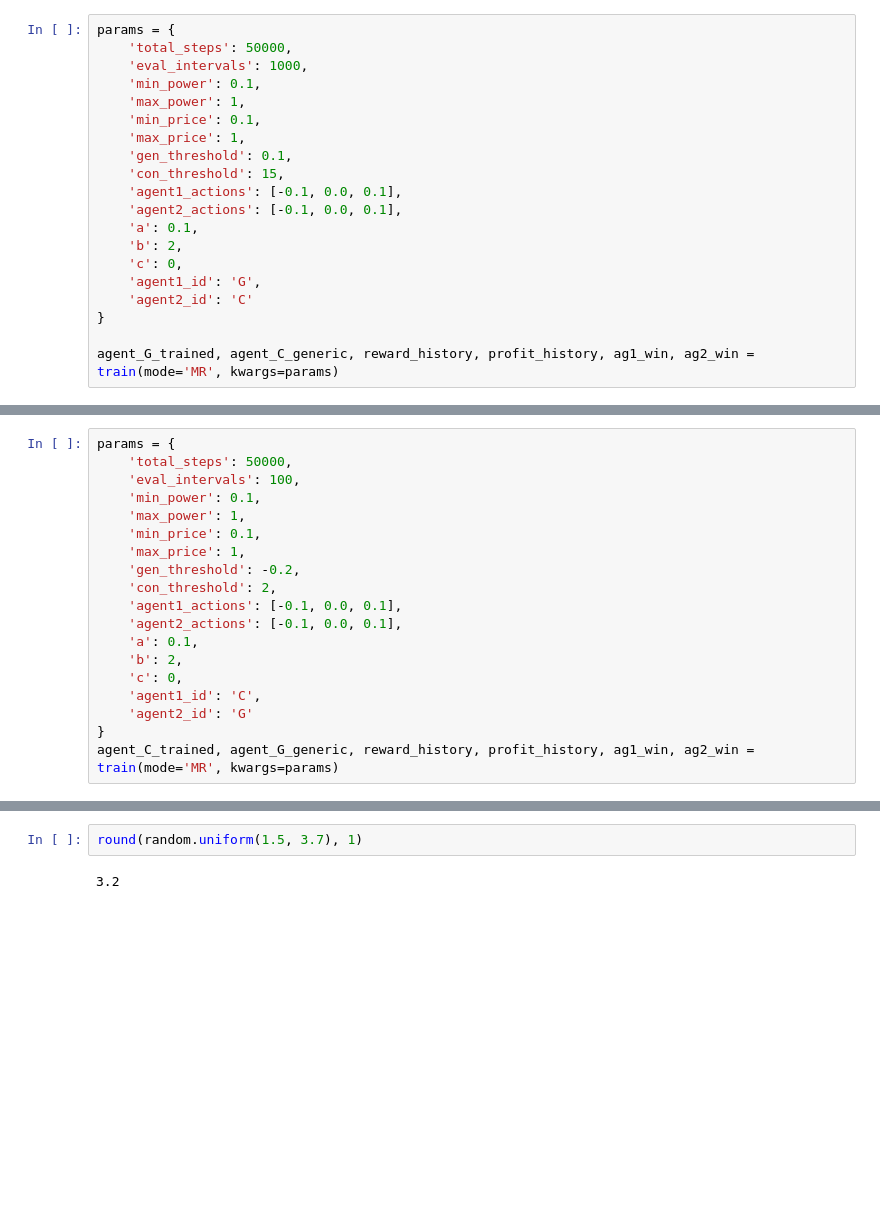
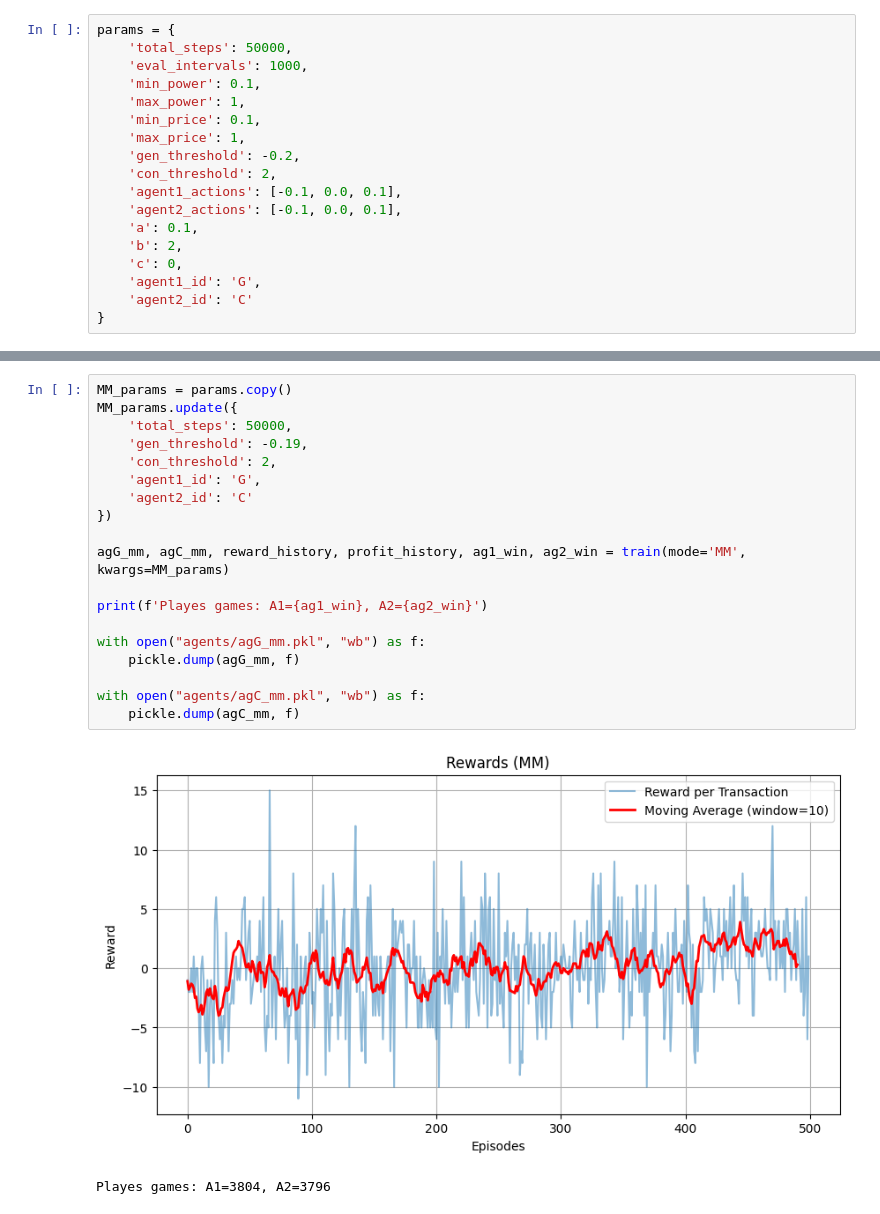
Before and after one commit to juanpabmedina/master_thesis, a Jupyter notebook: algorithms/p2p_energy_game_gpt/soccer_game_gpt.ipynb, the cells around one changed output, grey strips where cells are left out. Cells and saved outputs as stored; diff of their text form; blank space fills up the shorter version.

```diff
--- a/algorithms/p2p_energy_game_gpt/soccer_game_gpt.ipynb
+++ b/algorithms/p2p_energy_game_gpt/soccer_game_gpt.ipynb
@@ -10,8 +62,8 @@ params = {
     'max_power': 1,
     'min_price': 0.1,
     'max_price': 1,
-    'gen_threshold': 0.1,
-    'con_threshold': 15,
+    'gen_threshold': -0.2,
+    'con_threshold': 2,
     'agent1_actions': [-0.1, 0.0, 0.1],
     'agent2_actions': [-0.1, 0.0, 0.1],
     'a': 0.1,
@@ -20,5 +72,3 @@ params = {
     'agent1_id': 'G',
     'agent2_id': 'C'
 }
-
-agent_G_trained, agent_C_generic, reward_history, profit_history, ag1_win, ag2_win = train(mode='MR', kwargs=params)
@@ -77,19 +74,0 @@ Mean point: (0.1383, 0.6122), Value; -0.19384542900000004
-# %%
-params = {
-    'total_steps': 50000,
-    'eval_intervals': 100,
-    'min_power': 0.1,
-    'max_power': 1,
-    'min_price': 0.1,
-    'max_price': 1,
-    'gen_threshold': -0.2,
-    'con_threshold': 2,
-    'agent1_actions': [-0.1, 0.0, 0.1],
-    'agent2_actions': [-0.1, 0.0, 0.1],
-    'a': 0.1,
-    'b': 2,
-    'c': 0,
-    'agent1_id': 'C',
-    'agent2_id': 'G'
-}
-agent_C_trained, agent_G_generic, reward_history, profit_history, ag1_win, ag2_win = train(mode='MR', kwargs=params)
@@ -338,4 +75,22 @@ NameError: name 'agent_G' is not defined
-# %%
-round(random.uniform(1.5, 3.7), 1)
-# %% [output]
-3.2
+# %%
+MM_params = params.copy()
+MM_params.update({
+    'total_steps': 50000,
+    'gen_threshold': -0.19,
+    'con_threshold': 2,
+    'agent1_id': 'G',
+    'agent2_id': 'C'
+})
+
+agG_mm, agC_mm, reward_history, profit_history, ag1_win, ag2_win = train(mode='MM', kwargs=MM_params)
+
+print(f'Playes games: A1={ag1_win}, A2={ag2_win}')
+
+with open("agents/agG_mm.pkl", "wb") as f:
+    pickle.dump(agG_mm, f)
+
+with open("agents/agC_mm.pkl", "wb") as f:
+    pickle.dump(agC_mm, f)
+# %% [output]
+[figure, added]
+Playes games: A1=3804, A2=3796
```
Also changed, not shown: parts of 28 cells of this notebook, 13 other files.
